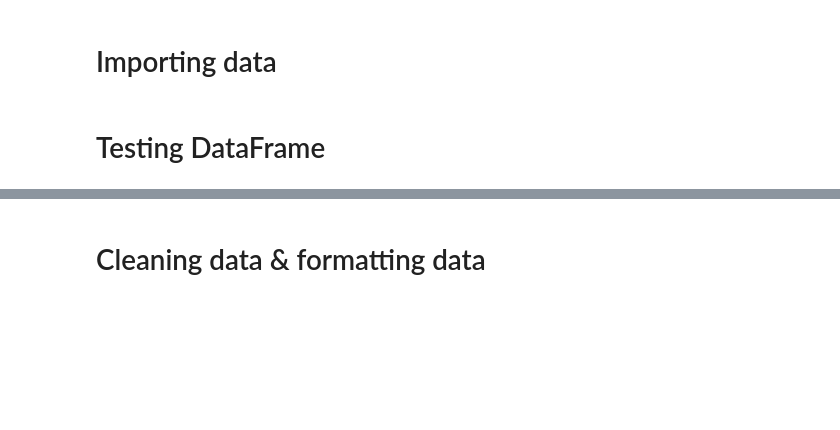
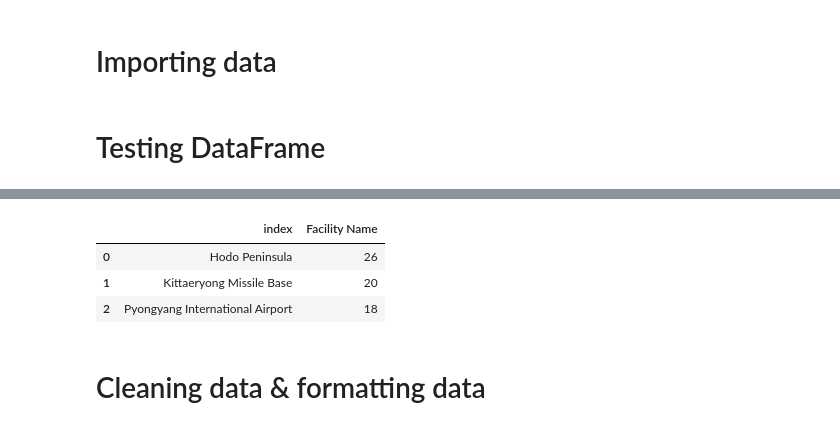
Before and after one commit to mesege1/dprk_missile_stats, a Jupyter notebook: notebooks/dprk_missile_stats.ipynb, the cells around one changed output, grey strips where cells are left out. Saved outputs shown, nothing was run; the diff lists cells and outputs as text; code cells hidden in the pictures; blank space fills up the shorter version.

```diff
--- a/notebooks/dprk_missile_stats.ipynb
+++ b/notebooks/dprk_missile_stats.ipynb
@@ -29,3 +23,10 @@ df.head(1)
+# %%
+df['Facility Name'].value_counts(ascending=False).reset_index().head(3)
+# %% [output]
+|  | index | Facility Name |
+| 0 | Hodo Peninsula | 26 |
+| 1 | Kittaeryong Missile Base | 20 |
+| 2 | Pyongyang International Airport | 18 |
 # %% [markdown]
 # Cleaning data & formatting data
 # %%
```
Also changed, not shown: parts of 5 cells of this notebook, 4 other files.
